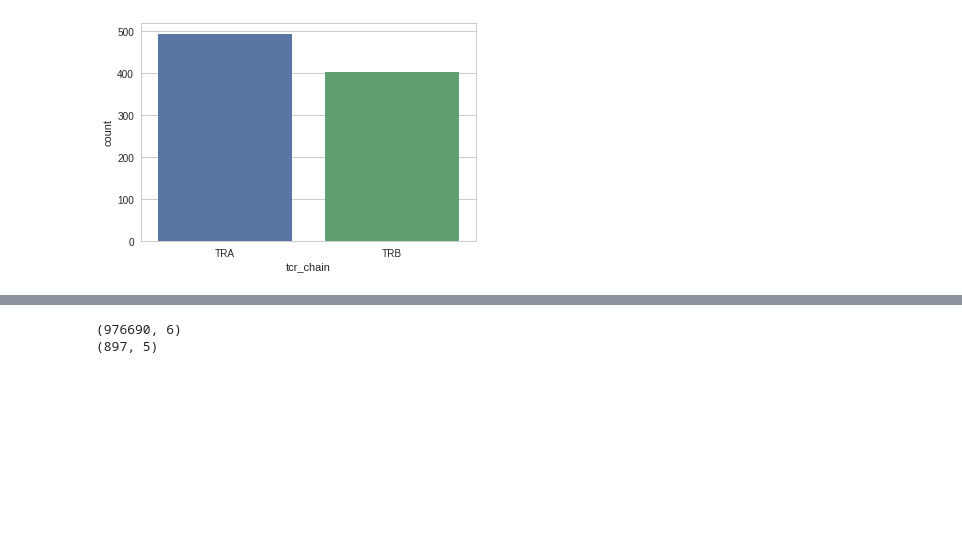
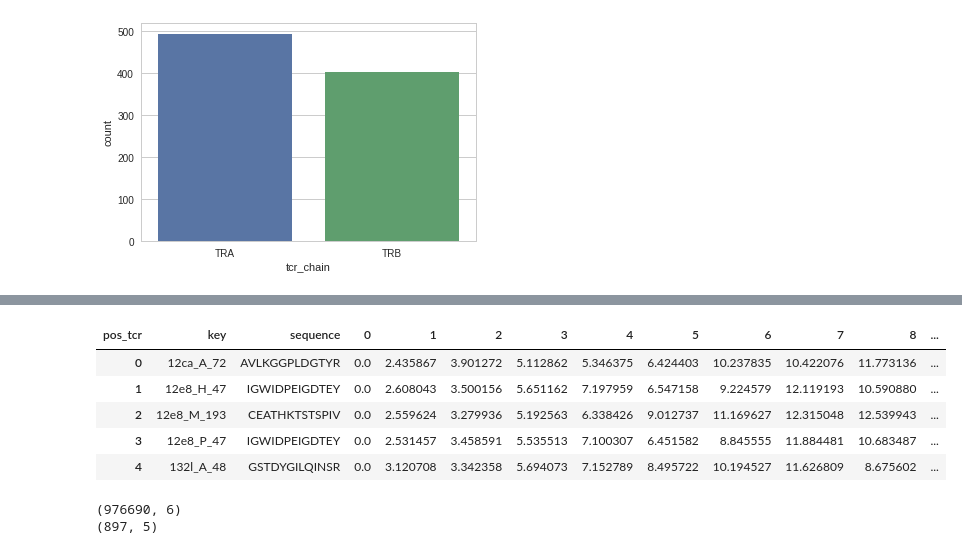
Before and after one commit to antigenomics/tcr-pmhc-study, a Jupyter notebook: loop_model/eda.ipynb, the cells around one changed output, grey strips where cells are left out. Saved outputs shown, nothing was run; the diff lists cells and outputs as text; code cells hidden in the pictures; blank space fills up the shorter version.

```diff
--- a/loop_model/eda.ipynb
+++ b/loop_model/eda.ipynb
@@ -61,3 +51,22 @@ sns.countplot(df_cdr["tcr_chain"])
+# %%
+df = df_put.pivot_table("x_kmer", ["pdb_id_kmer", "chain_id_kmer", "start_kmer"], columns="pos_tcr")
+df = df.reset_index()
+
+df2 = df_put.pivot_table("aa_kmer", ["pdb_id_kmer", "chain_id_kmer", "start_kmer"], aggfunc=sum)
+df2 = df2.reset_index()
+
+df["sequence"] = df2["aa_kmer"]
+df["key"] = df["pdb_id_kmer"] + "_" + df["chain_id_kmer"] + "_" + pd.Series(list(map(str, df["start_kmer"])))
+df.drop(["pdb_id_kmer", "chain_id_kmer", "start_kmer"], axis=1, inplace=True)
+df = df[["key", "sequence", 0, 1, 2, 3, 4, 5, 6, 7, 8, 9, 10, 11, 12]]
+df.head()
+# %% [output]
+| pos_tcr | key | sequence | 0 | 1 | 2 | 3 | 4 | 5 | 6 | 7 | 8 | ... |
+| 0 | 12ca_A_72 | AVLKGGPLDGTYR | 0.0 | 2.435867 | 3.901272 | 5.112862 | 5.346375 | 6.424403 | 10.237835 | 10.422076 | 11.773136 | ... |
+| 1 | 12e8_H_47 | IGWIDPEIGDTEY | 0.0 | 2.608043 | 3.500156 | 5.651162 | 7.197959 | 6.547158 | 9.224579 | 12.119193 | 10.590880 | ... |
+| 2 | 12e8_M_193 | CEATHKTSTSPIV | 0.0 | 2.559624 | 3.279936 | 5.192563 | 6.338426 | 9.012737 | 11.169627 | 12.315048 | 12.539943 | ... |
+| 3 | 12e8_P_47 | IGWIDPEIGDTEY | 0.0 | 2.531457 | 3.458591 | 5.535513 | 7.100307 | 6.451582 | 8.845555 | 11.884481 | 10.683487 | ... |
+| 4 | 132l_A_48 | GSTDYGILQINSR | 0.0 | 3.120708 | 3.342358 | 5.694073 | 7.152789 | 8.495722 | 10.194527 | 11.626809 | 8.675602 | ... |
 # %%
 df_put_x = pd.melt(df_put, ["pdb_id_kmer", "chain_id_kmer", "start_kmer", "pos_tcr"], "x_kmer")
 df_put_y = pd.melt(df_put, ["pdb_id_kmer", "chain_id_kmer", "start_kmer", "pos_tcr"], "y_kmer")
```
Also changed, not shown: parts of 10 cells of this notebook.
